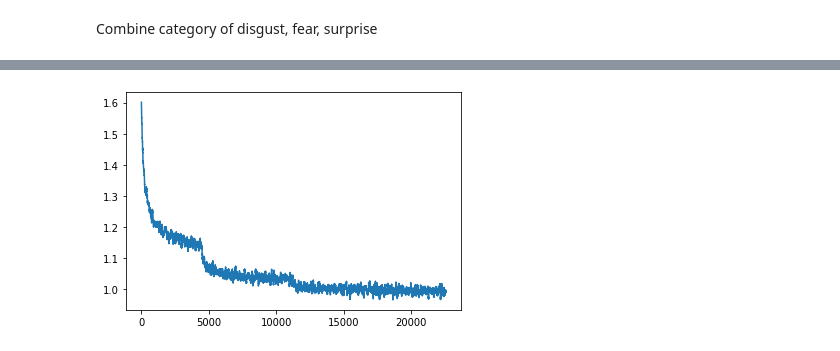
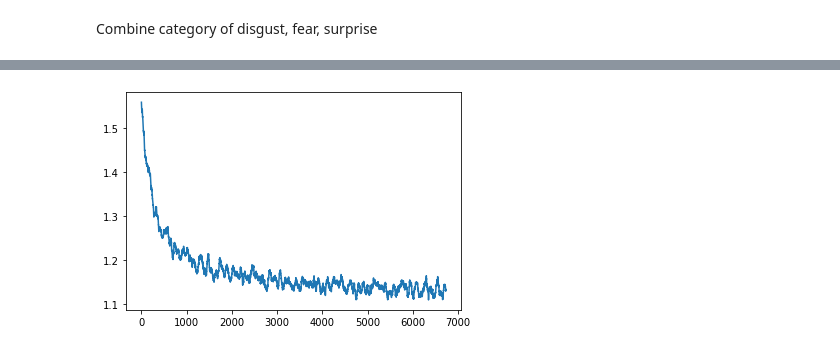
Before and after one commit to tianchs/facial_expression_recognition, a Jupyter notebook: facial_expression.ipynb, the cells around one changed output, grey strips where cells are left out. Drawn from its saved outputs; the diff is of its cells as text; code cells hidden in the pictures.

```diff
--- a/facial_expression.ipynb
+++ b/facial_expression.ipynb
@@ -711,7 +611,7 @@ train_dataloader_aug = DataLoader(trainDatasetAug, batch_size=128, shuffle=True,
 test_dataloader_aug = DataLoader(testDatasetAug, batch_size=128, shuffle=False, num_workers=2)
 
 new_decay_net = ConvBNNet2()
-decay_losses =  train(new_decay_net, train_dataloader_aug, epochs=100, lr=.01  , decay = .01)
+decay_losses =  train(new_decay_net, train_dataloader_aug, epochs=30, lr=.01  , decay = .01)
 # decay_losses += train(new_decay_net, train_dataloader_aug, epochs=30, lr=.001 , decay = .01)
 # decay_losses += train(new_decay_net, train_dataloader_aug, epochs=50, lr=.0001, decay = .01)
 
@@ -741 +641 @@ Testing  accuracy: 0.540759
-[figure, old version]
+[figure, new version]
```
Also changed, not shown: parts of 42 cells of this notebook, 1 other file.
